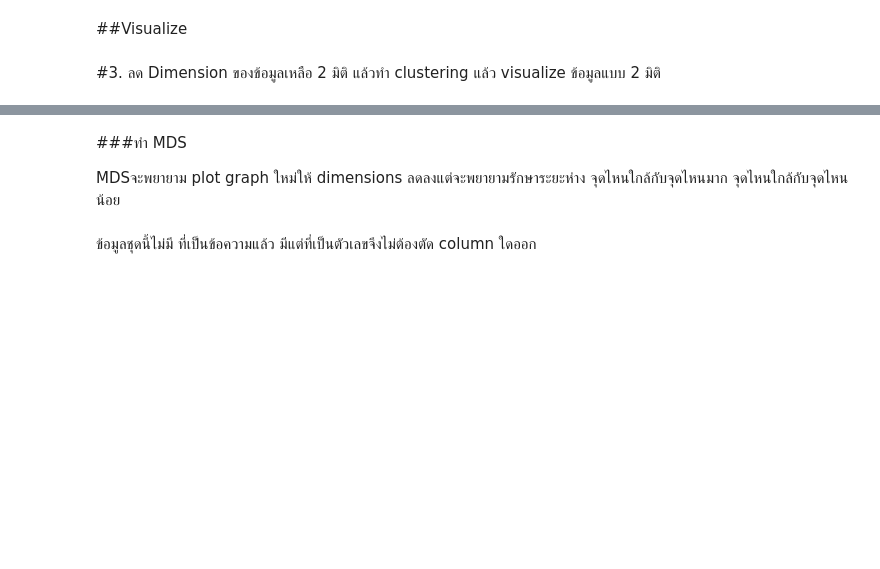
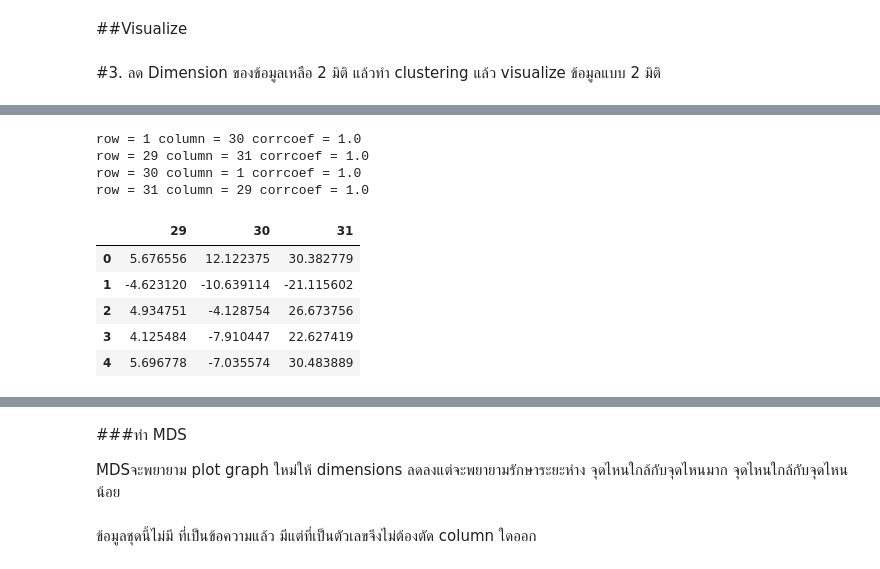
Before and after one commit to suphalaksana/Multivariate, a Jupyter notebook: Multivariate_Exam.ipynb, the cells around one changed output, grey strips where cells are left out. Drawn from its saved outputs; the diff is of its cells as text; code cells hidden in the pictures; blank space fills up the shorter version.

```diff
--- a/Multivariate_Exam.ipynb
+++ b/Multivariate_Exam.ipynb
@@ -238,0 +253,19 @@ plt.ylabel('Silhouette Score');
+# %%
+for i in range(corr.shape[0] ): #วน loop เพื่อดูว่ามีค่า correlation ใด มีค่าเท่ากับ 1 โดยไม่เอาค่าจากเส้นทแยงมุม
+  for j in  range(corr.shape[1] ):# cor ว่าถ้าเป็น 1 คือซ้ำกัน  มีแถวซ้ำแค่ 2แถว คือ  1 กับ 30  ,29 กับ 31  ที่เหลือคือสลับที่กัน
+    if( i !=j) and (corr [i,j] == 1.):
+      print(f'row = {i} column = {j} corrcoef = {corr[i,j]}')
+# %% [output]
+row = 1 column = 30 corrcoef = 1.0
+row = 29 column = 31 corrcoef = 1.0
+row = 30 column = 1 corrcoef = 1.0
+row = 31 column = 29 corrcoef = 1.0
+# %%
+Data.iloc[:5,29:32]  #ดูแถวที่ซ้ำกัน
+# %% [output]
+|  | 29 | 30 | 31 |
+| 0 | 5.676556 | 12.122375 | 30.382779 |
+| 1 | -4.623120 | -10.639114 | -21.115602 |
+| 2 | 4.934751 | -4.128754 | 26.673756 |
+| 3 | 4.125484 | -7.910447 | 22.627419 |
+| 4 | 5.696778 | -7.035574 | 30.483889 |
```
Also changed, not shown: parts of 34 cells of this notebook.
